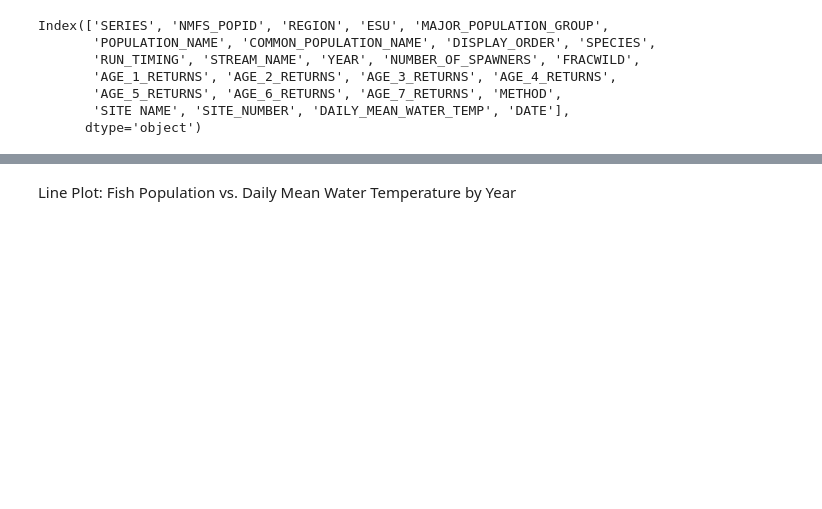
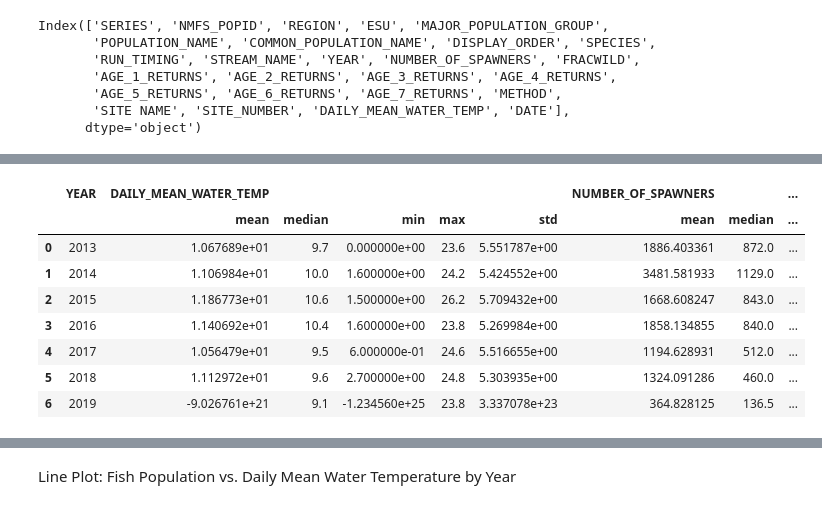
Before and after one commit to jackthomas1430/Project_3_Fish, a Jupyter notebook: fish-notebook.ipynb, the cells around one changed output, grey strips where cells are left out. Cells and saved outputs as stored; diff of their text form; code cells hidden in the pictures; blank space fills up the shorter version.

```diff
--- a/fish-notebook.ipynb
+++ b/fish-notebook.ipynb
@@ -159,0 +313,18 @@ Index(['SERIES', 'NMFS_POPID', 'REGION', 'ESU', 'MAJOR_POPULATION_GROUP',
+# %%
+# Group by 'Year' and calculate summary statistics for both 'DAILY_MEAN_WATER_TEMP' and 'NUMBER_OF_SPAWNERS'
+yearly_statistics = merged_data.groupby('YEAR').agg({
+    'DAILY_MEAN_WATER_TEMP': ['mean', 'median', 'min', 'max', 'std'],
+    'NUMBER_OF_SPAWNERS': ['mean', 'median', 'min', 'max', 'std']
+}).reset_index()
+
+yearly_statistics
+# %% [output]
+|  | YEAR | DAILY_MEAN_WATER_TEMP |  |  |  |  | NUMBER_OF_SPAWNERS |  | ... |
+|  |  | mean | median | min | max | std | mean | median | ... |
+| 0 | 2013 | 1.067689e+01 | 9.7 | 0.000000e+00 | 23.6 | 5.551787e+00 | 1886.403361 | 872.0 | ... |
+| 1 | 2014 | 1.106984e+01 | 10.0 | 1.600000e+00 | 24.2 | 5.424552e+00 | 3481.581933 | 1129.0 | ... |
+| 2 | 2015 | 1.186773e+01 | 10.6 | 1.500000e+00 | 26.2 | 5.709432e+00 | 1668.608247 | 843.0 | ... |
+| 3 | 2016 | 1.140692e+01 | 10.4 | 1.600000e+00 | 23.8 | 5.269984e+00 | 1858.134855 | 840.0 | ... |
+| 4 | 2017 | 1.056479e+01 | 9.5 | 6.000000e-01 | 24.6 | 5.516655e+00 | 1194.628931 | 512.0 | ... |
+| 5 | 2018 | 1.112972e+01 | 9.6 | 2.700000e+00 | 24.8 | 5.303935e+00 | 1324.091286 | 460.0 | ... |
+| 6 | 2019 | -9.026761e+21 | 9.1 | -1.234560e+25 | 23.8 | 3.337078e+23 | 364.828125 | 136.5 | ... |
```
Also changed, not shown: parts of 34 cells of this notebook, 5 other files.
